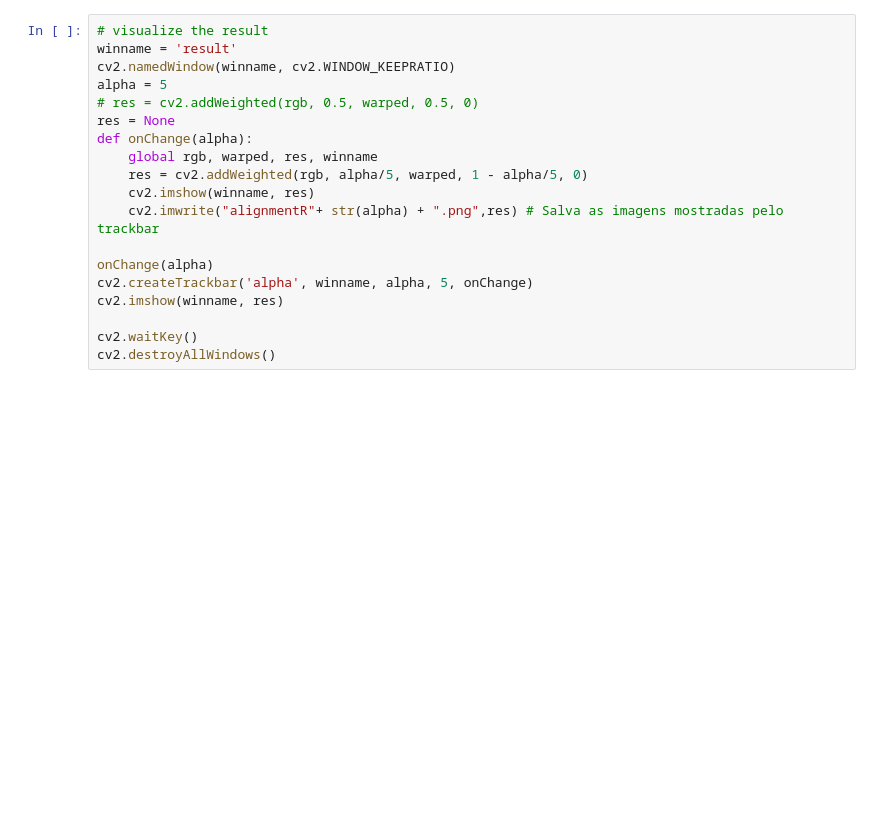
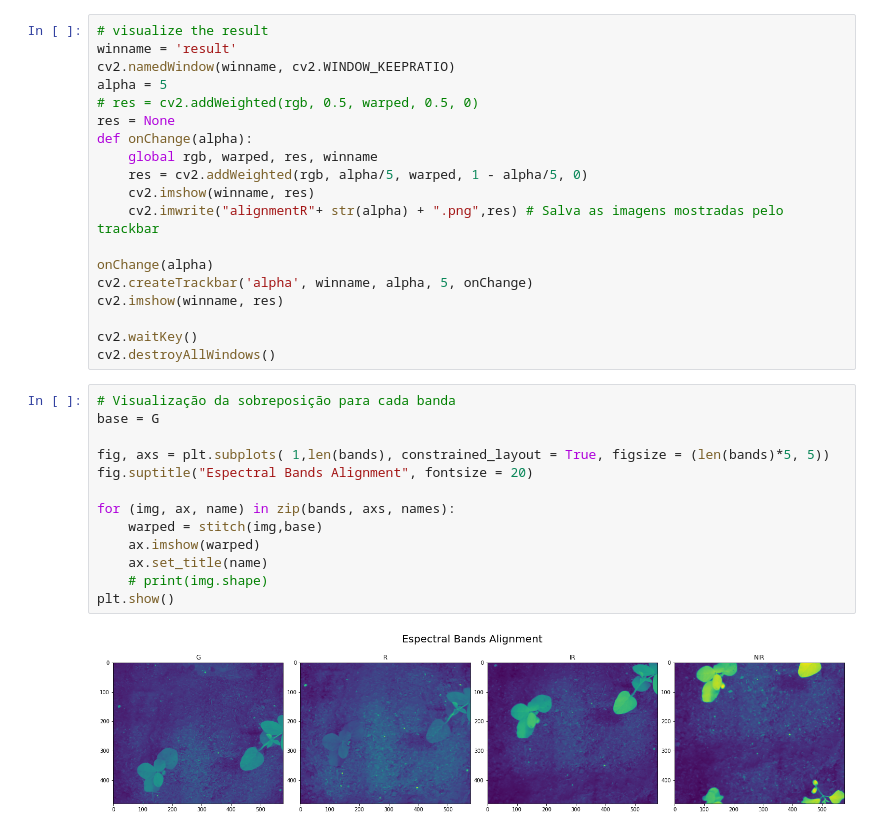
Before and after one commit to filipemarinho/image-alignment, a Jupyter notebook: alignment.ipynb, the cells around one changed output. Drawn from its saved outputs; the diff is of its cells as text; blank space fills up the shorter version.

Commit message:
visualize all bands

```diff
--- a/alignment.ipynb
+++ b/alignment.ipynb
@@ -120,3 +123,18 @@ cv2.imshow(winname, res)
 
 cv2.waitKey()
 cv2.destroyAllWindows()
+# %%
+# Visualização da sobreposição para cada banda
+base = G
+
+fig, axs = plt.subplots( 1,len(bands), constrained_layout = True, figsize = (len(bands)*5, 5))
+fig.suptitle("Espectral Bands Alignment", fontsize = 20)
+
+for (img, ax, name) in zip(bands, axs, names):
+    warped = stitch(img,base)
+    ax.imshow(warped)
+    ax.set_title(name)
+    # print(img.shape)
+plt.show()
+# %% [output]
+[figure, added]
```
Also changed, not shown: parts of 1 cell of this notebook.
